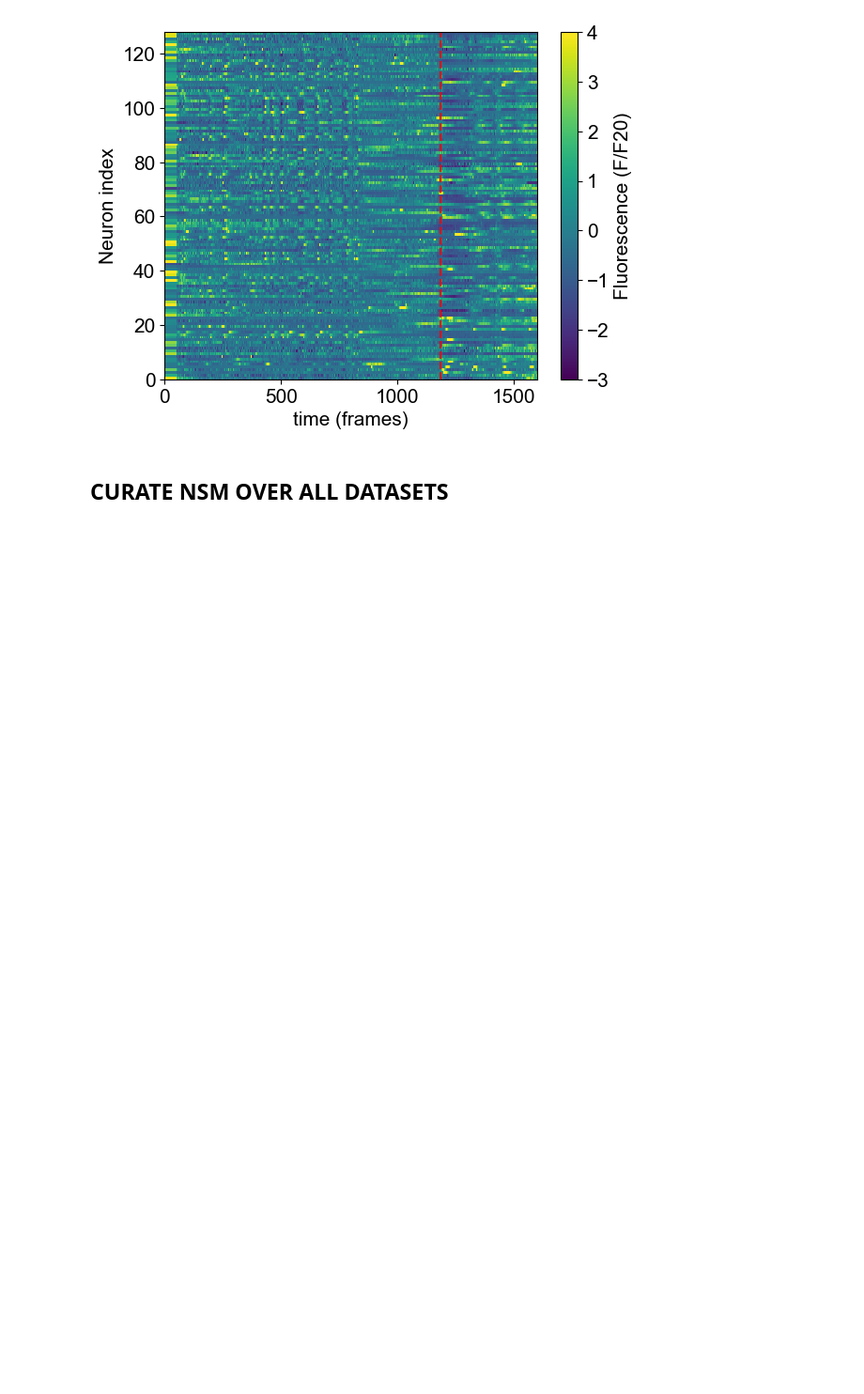
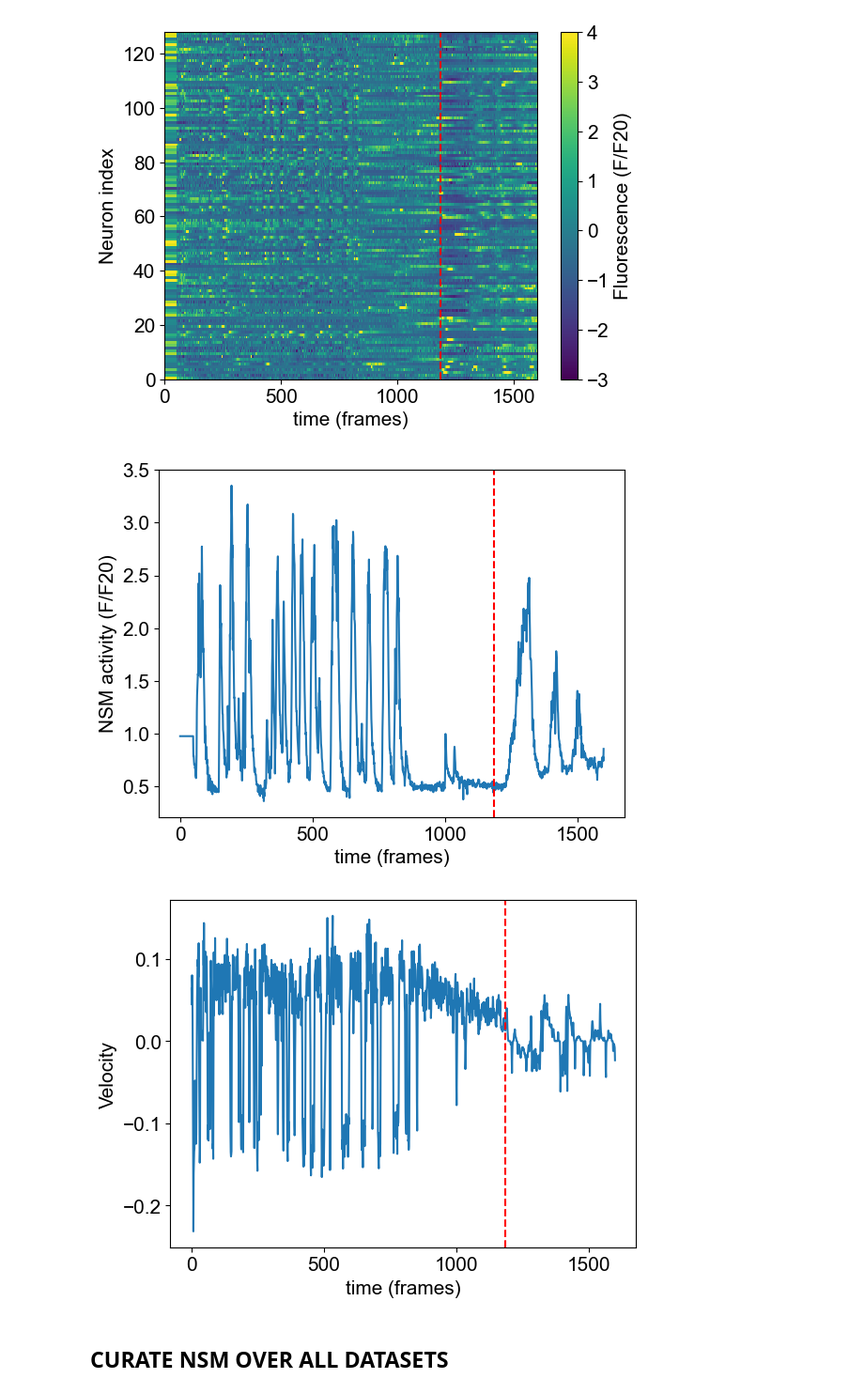
Before and after one commit to MunibH/Dag_Nwabudike_Kang_2025, a Jupyter notebook: main.ipynb, the cells around one changed output. Shown at 94% size. Saved outputs shown, nothing was run; the diff lists cells and outputs as text; code cells hidden in the pictures; blank space fills up the shorter version.

```diff
--- a/main.ipynb
+++ b/main.ipynb
@@ -62,18 +62,22 @@ plt.show()
 [figure]
 # %%
 plt.figure()
-plt.plot(data['gcamp']['traces_array_F_F20'][:,nsm_idx])
+# plt.plot(data['gcamp']['traces_array_F_F20'][:,nsm_idx])
+plt.plot(data['gcamp']['traces_array_F_F20'][:,75])
 plt.axvline(data['timing']['time_food_encounter'], color='red', linestyle='--')
 plt.xlabel('time (frames)')
 plt.ylabel('NSM activity (F/F20)')
 plt.show()
 
 plt.figure()
 plt.plot(data['behavior']['velocity'])
 plt.axvline(data['timing']['time_food_encounter'], color='red', linestyle='--')
 plt.xlabel('time (frames)')
 plt.ylabel('Velocity')
 plt.show()
+# %% [output]
+[figure, added]
+[figure, added]
 # %% [markdown]
 ## CURATE NSM OVER ALL DATASETS
 # %%
```
Also changed, not shown: parts of 2 cells of this notebook.
